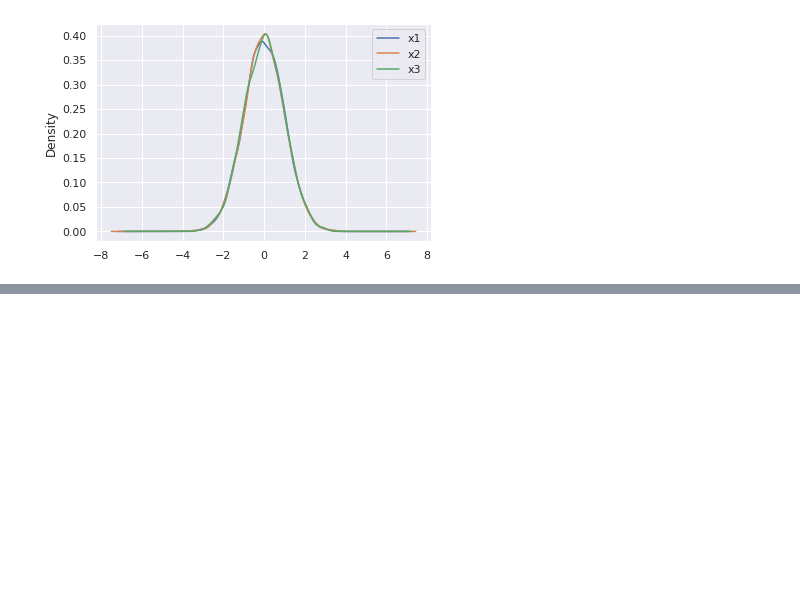
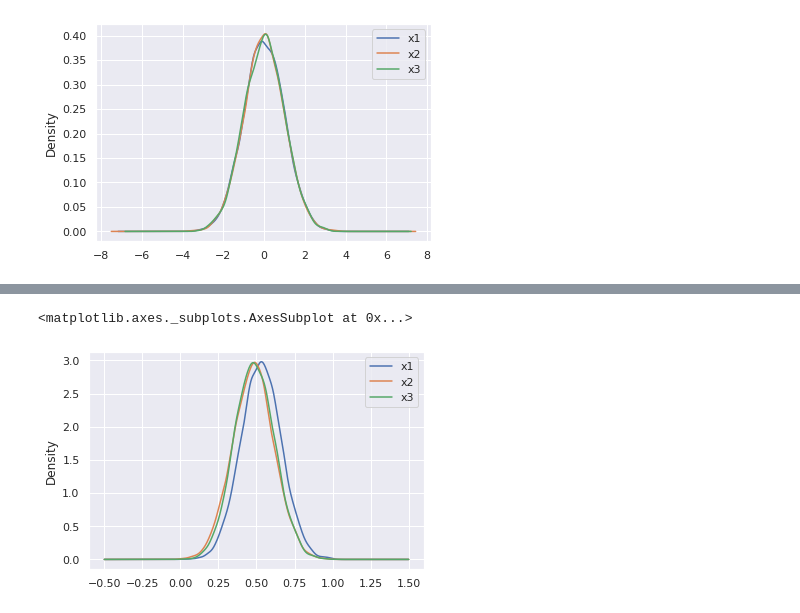
Before and after one commit to amazingashis/Blog, a Jupyter notebook: Data_Preprocessing_Blog3.ipynb, the cells around one changed output, grey strips where cells are left out. Cells and saved outputs as stored; diff of their text form; code cells hidden in the pictures; blank space fills up the shorter version.

```diff
--- a/Data_Preprocessing_Blog3.ipynb
+++ b/Data_Preprocessing_Blog3.ipynb
@@ -36,0 +52,9 @@ df.plot.kde()
+# %%
+from sklearn.preprocessing import MinMaxScaler
+model = MinMaxScaler()
+data_tf = model.fit_transform(df)
+df = pd.DataFrame(data_tf, columns=['x1','x2','x3'])
+df.plot.kde()
+# %% [output]
+<matplotlib.axes._subplots.AxesSubplot at 0x...>
+[figure, added]
```
Also changed, not shown: parts of 3 cells of this notebook.
